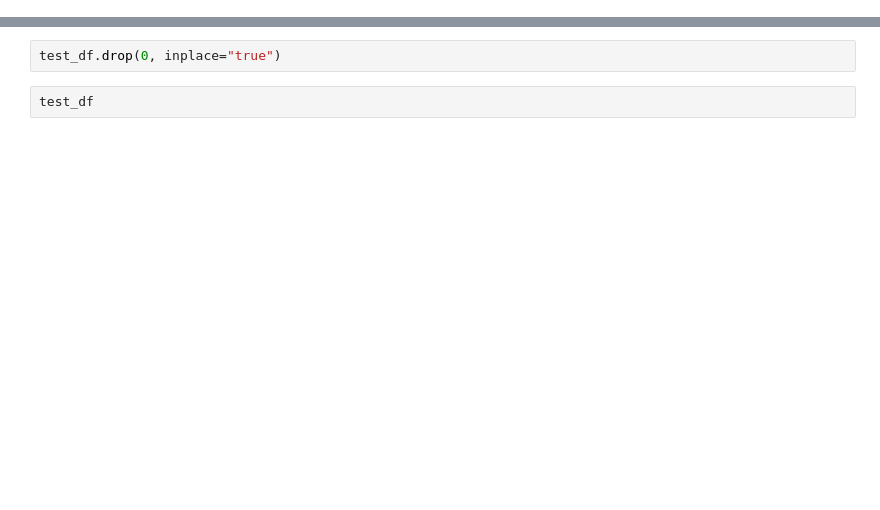
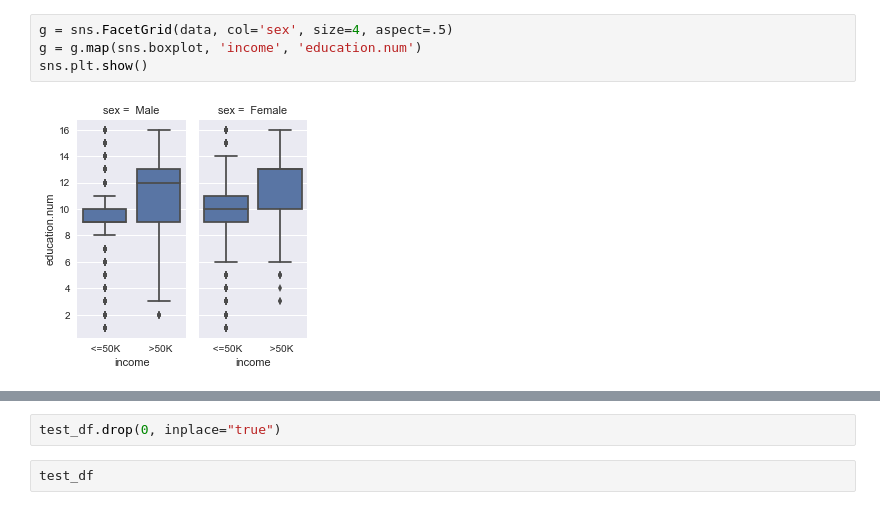
Before and after one commit to JoeHowarth/Fun_w_TensorFlow, a Jupyter notebook: Census_Income_Proj/adult_income.ipynb, the cells around one changed output, grey strips where cells are left out. Drawn from its saved outputs; the diff is of its cells as text; blank space fills up the shorter version.

```diff
--- a/Census_Income_Proj/adult_income.ipynb
+++ b/Census_Income_Proj/adult_income.ipynb
@@ -19,0 +49,6 @@ print(train_df.shape)
+# %%
+g = sns.FacetGrid(data, col='sex', size=4, aspect=.5)
+g = g.map(sns.boxplot, 'income', 'education.num')
+sns.plt.show()
+# %% [output]
+[figure, added]
```
Also changed, not shown: parts of 14 cells of this notebook, 15 other files.
